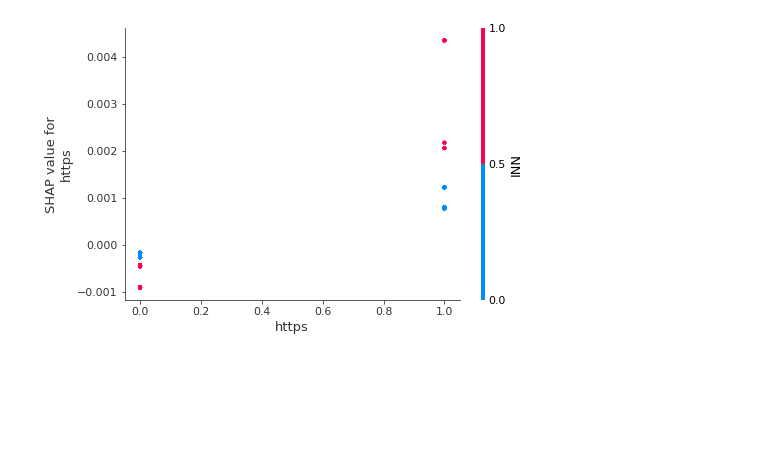
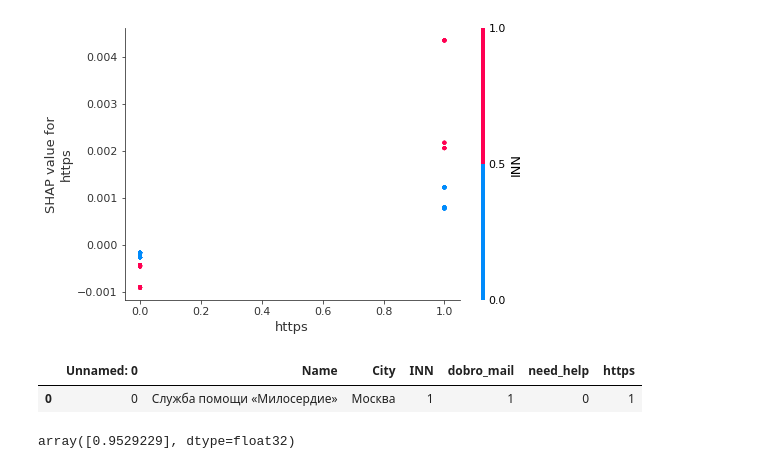
Before and after one commit to LidiyaKlimina/xaxaton, a Jupyter notebook: model.ipynb, the cells around one changed output. Cells and saved outputs as stored; diff of their text form; code cells hidden in the pictures; blank space fills up the shorter version.

```diff
--- a/model.ipynb
+++ b/model.ipynb
@@ -108,3 +108,9 @@ Passing parameters norm and vmin/vmax simultaneously is deprecated since 3.3 and
 [figure]
 Passing parameters norm and vmin/vmax simultaneously is deprecated since 3.3 and will become an error two minor releases later. Please pass vmin/vmax directly to the norm when creating it.
 [figure]
+# %%
+test = pd.read_csv('test.csv')
+test
+# %% [output]
+|  | Unnamed: 0 | Name | City | INN | dobro_mail | need_help | https |
+| 0 | 0 | Служба помощи «Милосердие» | Москва | 1 | 1 | 0 | 1 |
@@ -110,0 +121,5 @@ Passing parameters norm and vmin/vmax simultaneously is deprecated since 3.3 and
+# %%
+dtest = xgb.DMatrix(test)
+model.predict(dtest)
+# %% [output]
+array([0.9529229], dtype=float32)
```
Also changed, not shown: parts of 2 cells of this notebook.
